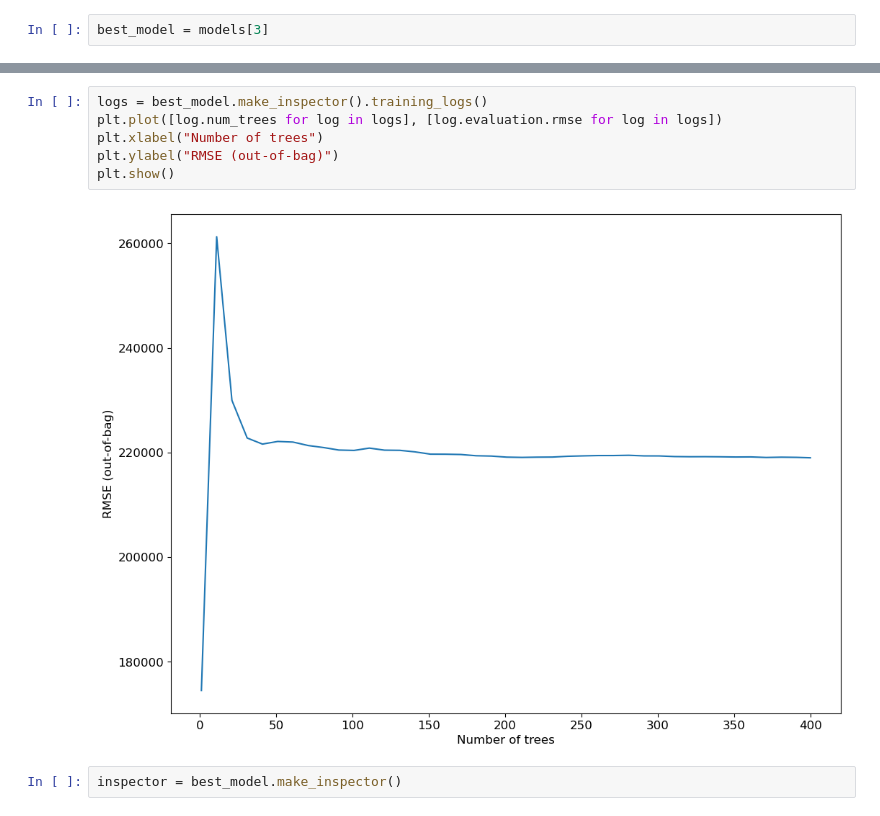
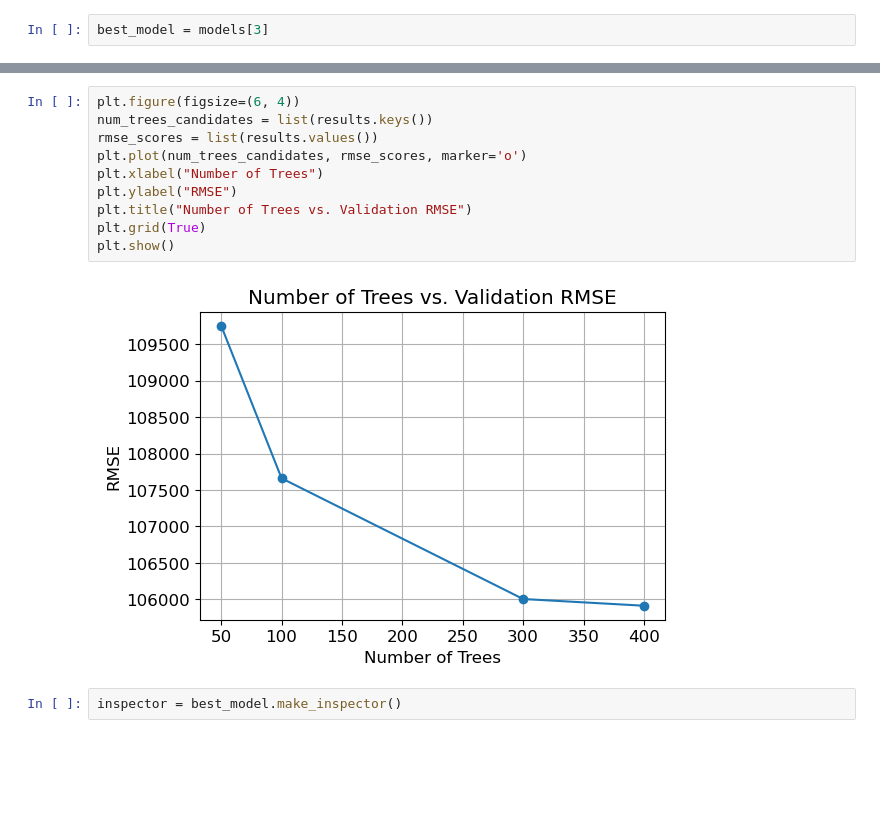
Before and after one commit to ivanyun321/housing-price-predictor, a Jupyter notebook: Random_Forest.ipynb, the cells around one changed output, grey strips where cells are left out. Drawn from its saved outputs; the diff is of its cells as text; blank space fills up the shorter version.

Commit message:
fixing model

```diff
--- a/Random_Forest.ipynb
+++ b/Random_Forest.ipynb
@@ -301,13 +301,17 @@ tfdf.model_plotter.plot_model_in_colab(best_model, tree_idx = 0, max_depth = 3)
 # %% [output]
 [interactive output not drawn]
 # %%
-logs = best_model.make_inspector().training_logs()
-plt.plot([log.num_trees for log in logs], [log.evaluation.rmse for log in logs])
-plt.xlabel("Number of trees")
-plt.ylabel("RMSE (out-of-bag)")
+plt.figure(figsize=(6, 4))
+num_trees_candidates = list(results.keys())
+rmse_scores = list(results.values())
+plt.plot(num_trees_candidates, rmse_scores, marker='o')
+plt.xlabel("Number of Trees")
+plt.ylabel("RMSE")
+plt.title("Number of Trees vs. Validation RMSE")
+plt.grid(True)
 plt.show()
 # %% [output]
-[figure, old version]
+[figure, new version]
 # %%
 inspector = best_model.make_inspector()
 # %%
```
Also changed, not shown: 2 other files.
